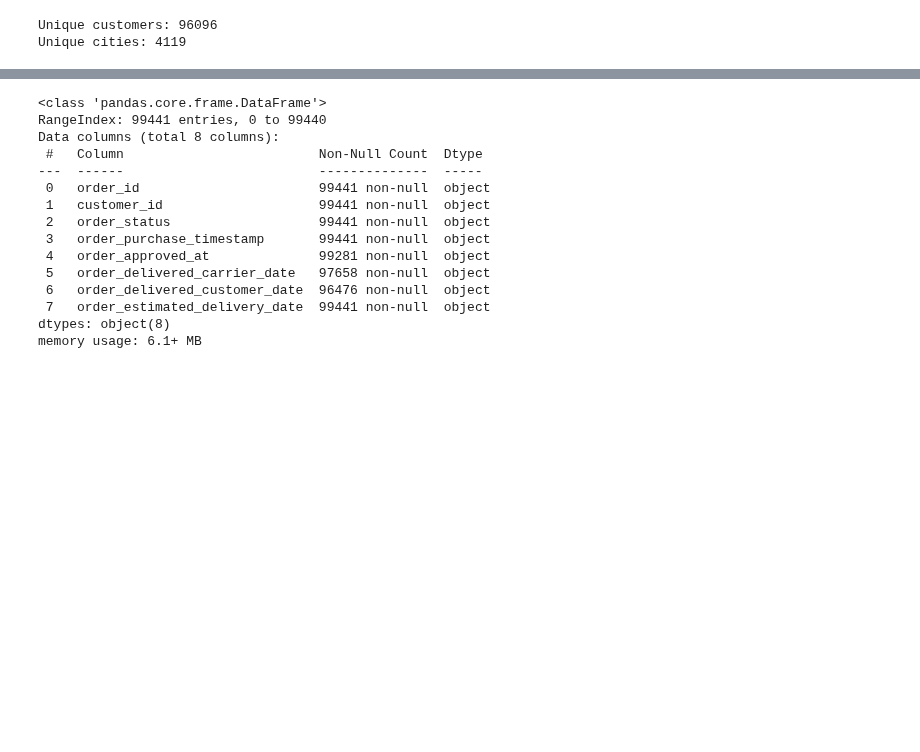
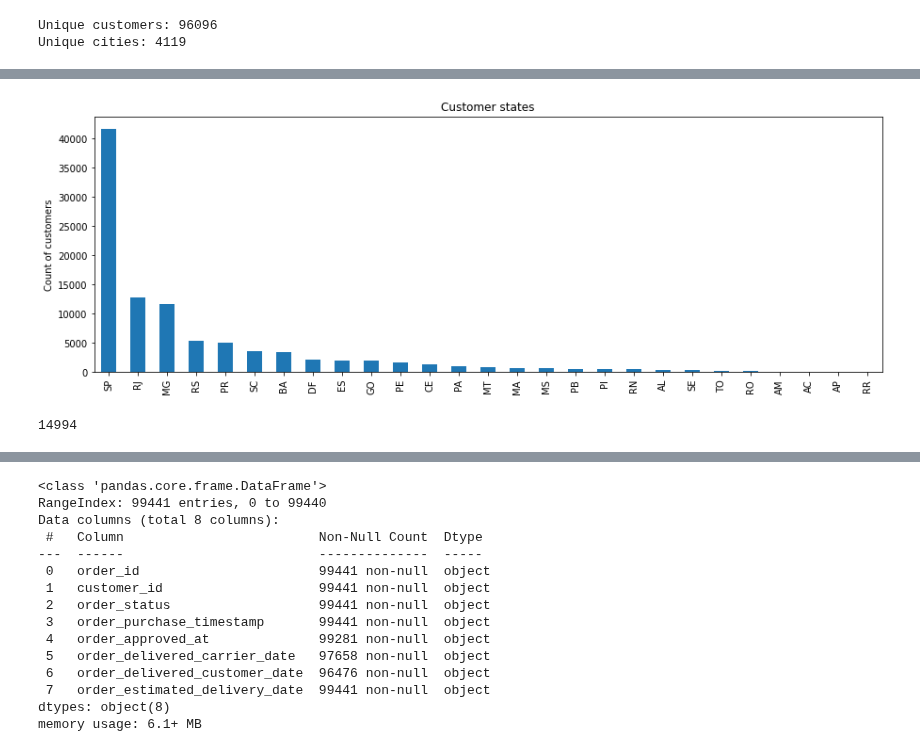
Before and after one commit to LarsTinnefeld/olist_ecom_analysis, a Jupyter notebook: 3 - Customer Segmentation/customer_segmentation.ipynb, the cells around one changed output, grey strips where cells are left out. Cells and saved outputs as stored; diff of their text form; code cells hidden in the pictures; blank space fills up the shorter version.

```diff
--- a/3 - Customer Segmentation/customer_segmentation.ipynb
+++ b/3 - Customer Segmentation/customer_segmentation.ipynb
@@ -122,0 +129,15 @@ First impression: Data is clean. There is a high concentration of customers in S
+# %%
+# States disctribution
+df_customer['customer_state']\
+    .value_counts()\
+    .sort_values(ascending=False)\
+    .plot(kind='bar', figsize=(15, 5));
+
+plt.title('Customer states');
+plt.ylabel('Count of customers');
+# %% [output]
+[figure, added]
+# %%
+df_customer['customer_zip_code_prefix'].nunique()
+# %% [output]
+14994
```
Also changed, not shown: parts of 10 cells of this notebook.
